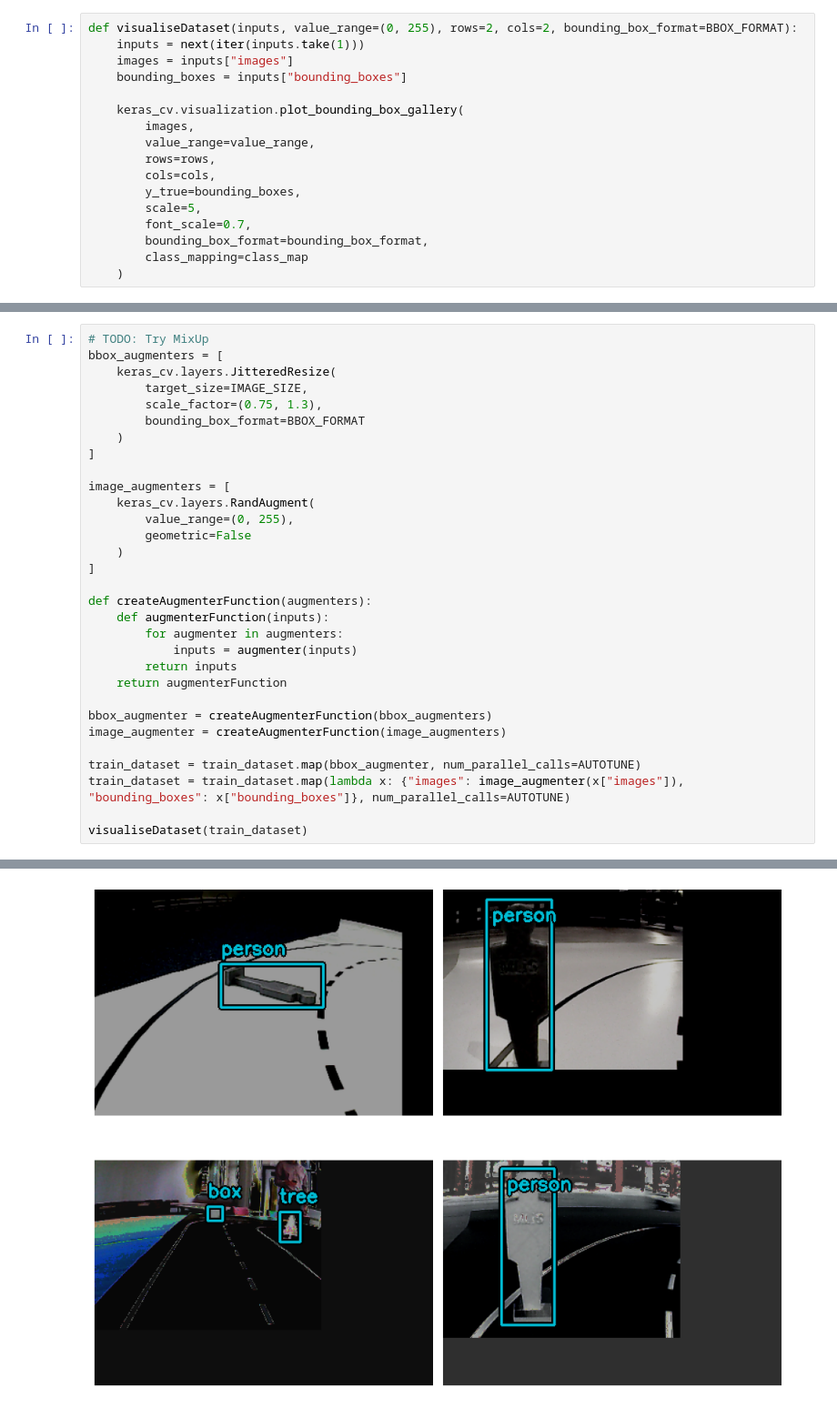
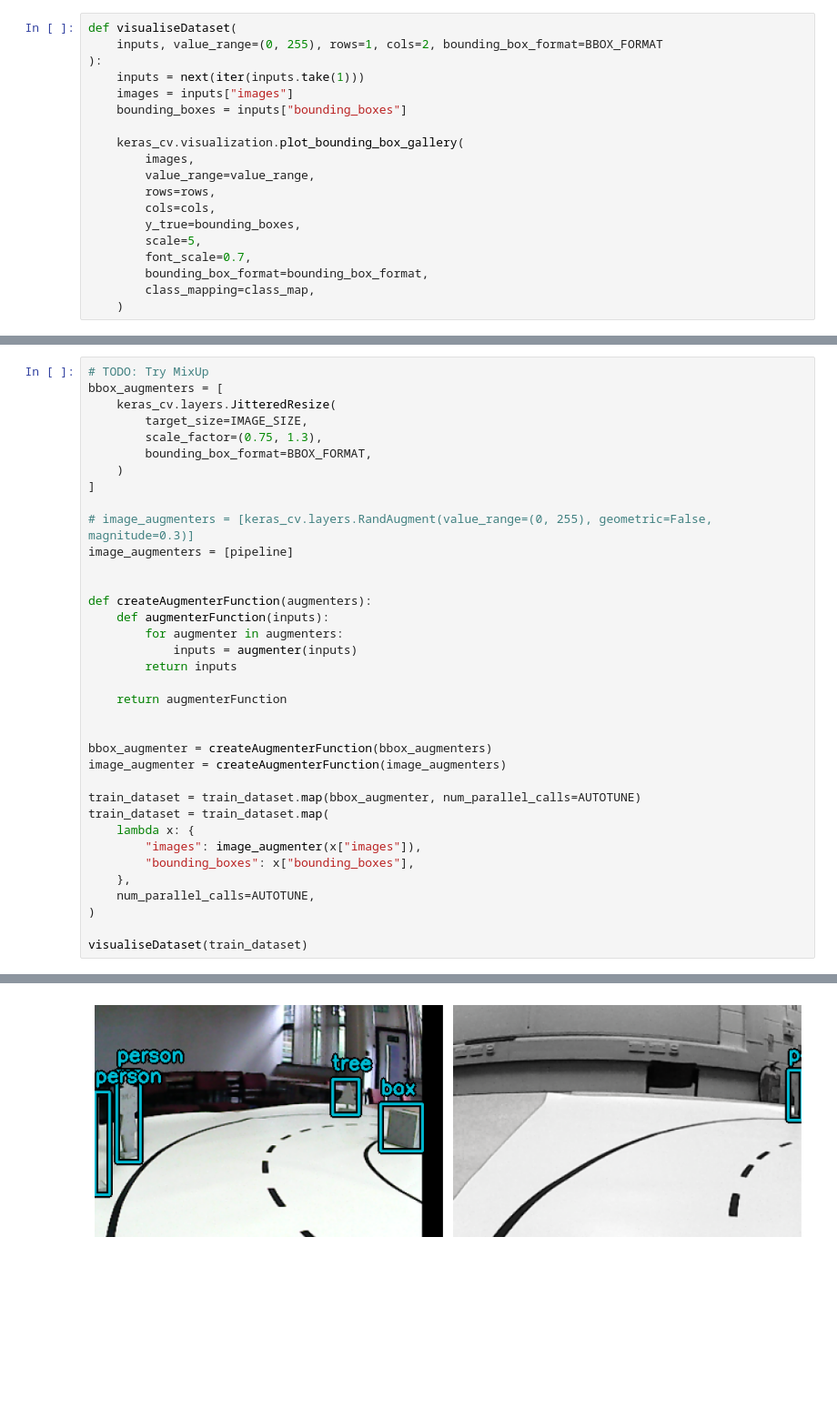
Before and after one commit to jckpn/picar_sim, a Jupyter notebook: od_test.ipynb, the cells around one changed output, grey strips where cells are left out. Shown at 91% size. Cells and saved outputs as stored; diff of their text form; blank space fills up the shorter version.

```diff
--- a/od_test.ipynb
+++ b/od_test.ipynb
@@ -140,5 +163,7 @@ Your kernel may have been built without NUMA support.
 # %%
-def visualiseDataset(inputs, value_range=(0, 255), rows=2, cols=2, bounding_box_format=BBOX_FORMAT):
+def visualiseDataset(
+    inputs, value_range=(0, 255), rows=1, cols=2, bounding_box_format=BBOX_FORMAT
+):
     inputs = next(iter(inputs.take(1)))
     images = inputs["images"]
     bounding_boxes = inputs["bounding_boxes"]
@@ -152,7 +177,7 @@ def visualiseDataset(inputs, value_range=(0, 255), rows=2, cols=2, bounding_box_
         scale=5,
         font_scale=0.7,
         bounding_box_format=bounding_box_format,
-        class_mapping=class_map
+        class_mapping=class_map,
     )
 # %%
 print("Number of training batches: {}".format(len(train_dataset)))
@@ -166,29 +222,34 @@ bbox_augmenters = [
     keras_cv.layers.JitteredResize(
         target_size=IMAGE_SIZE,
         scale_factor=(0.75, 1.3),
-        bounding_box_format=BBOX_FORMAT
+        bounding_box_format=BBOX_FORMAT,
     )
 ]
 
-image_augmenters = [
-    keras_cv.layers.RandAugment(
-        value_range=(0, 255),
-        geometric=False
-    )
-]
+# image_augmenters = [keras_cv.layers.RandAugment(value_range=(0, 255), geometric=False, magnitude=0.3)]
+image_augmenters = [pipeline]
+
 
 def createAugmenterFunction(augmenters):
     def augmenterFunction(inputs):
         for augmenter in augmenters:
             inputs = augmenter(inputs)
         return inputs
+
     return augmenterFunction
+
 
 bbox_augmenter = createAugmenterFunction(bbox_augmenters)
 image_augmenter = createAugmenterFunction(image_augmenters)
 
 train_dataset = train_dataset.map(bbox_augmenter, num_parallel_calls=AUTOTUNE)
-train_dataset = train_dataset.map(lambda x: {"images": image_augmenter(x["images"]), "bounding_boxes": x["bounding_boxes"]}, num_parallel_calls=AUTOTUNE)
+train_dataset = train_dataset.map(
+    lambda x: {
+        "images": image_augmenter(x["images"]),
+        "bounding_boxes": x["bounding_boxes"],
+    },
+    num_parallel_calls=AUTOTUNE,
+)
 
 visualiseDataset(train_dataset)
 # %% [output]
@@ -212,4 +273,4 @@ visualiseDataset(train_dataset)
-[figure, old version]
+[figure, new version]
 # %%
 validation_resizing = keras_cv.layers.Resizing(
     height=IMAGE_SIZE[0],
```
Also changed, not shown: parts of 26 cells of this notebook, 1 other file.
